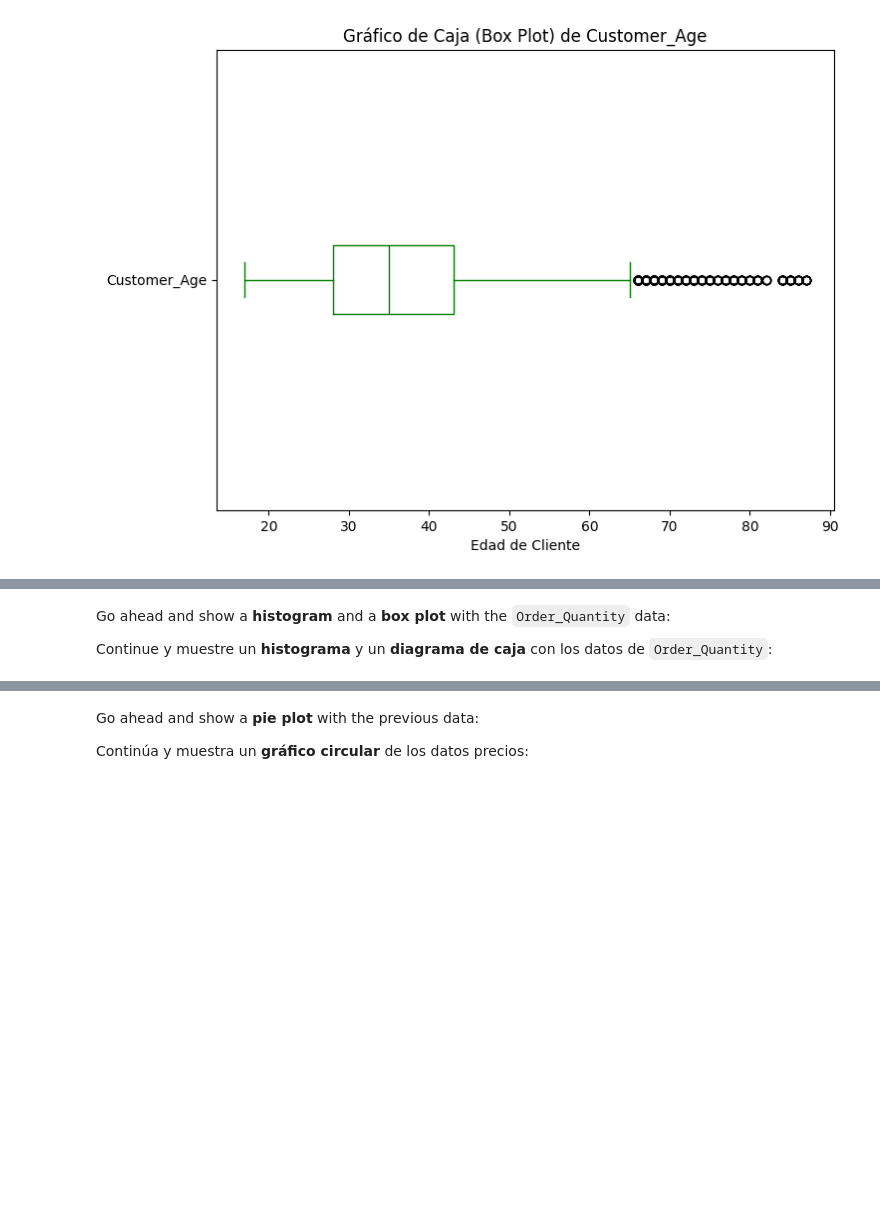
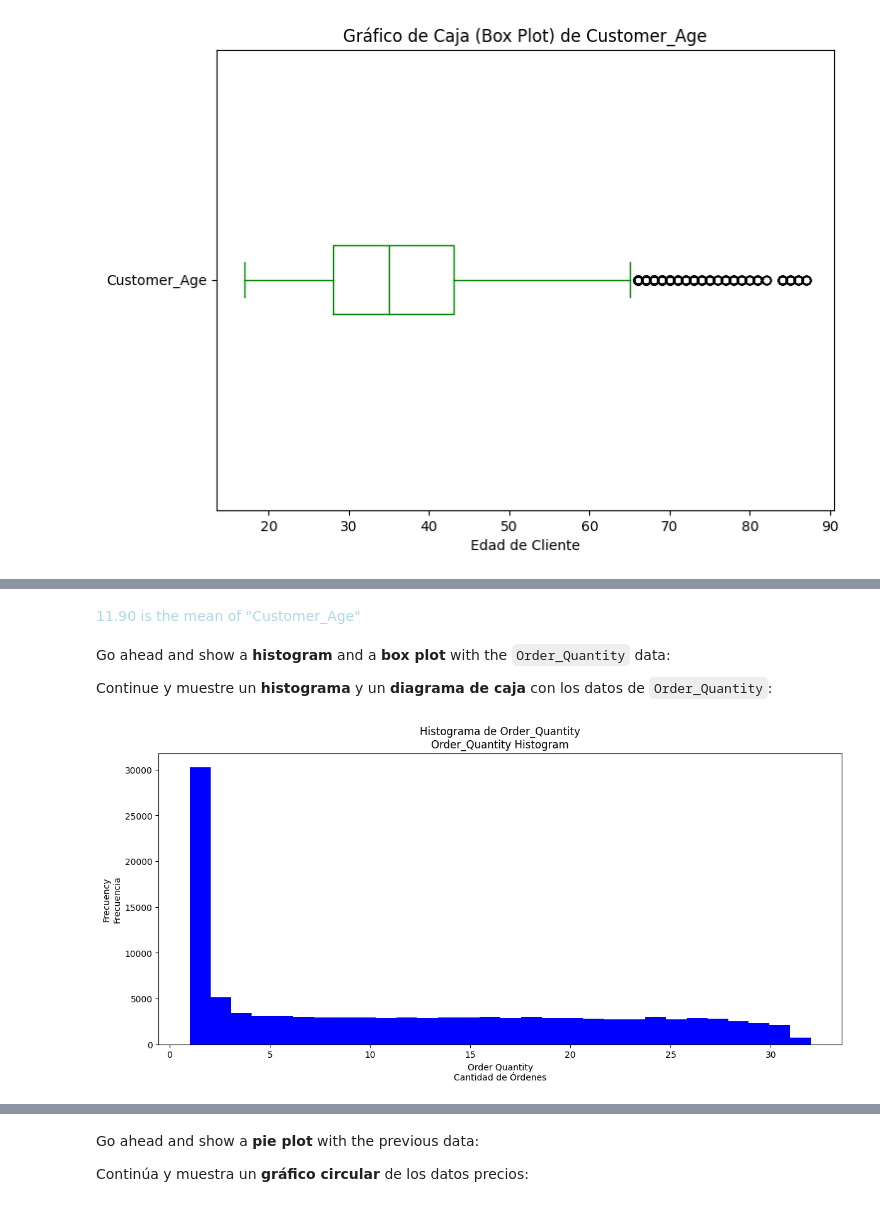
Before and after one commit to TonyGael/FCC_Pandas_Real_Life_Example, a Jupyter notebook: Exercises_1.ipynb, the cells around one changed output, grey strips where cells are left out. Saved outputs shown, nothing was run; the diff lists cells and outputs as text; code cells hidden in the pictures; blank space fills up the shorter version.

```diff
--- a/Exercises_1.ipynb
+++ b/Exercises_1.ipynb
@@ -83,3 +81,11 @@ plt.show()
+# %%
+# your code goes here
+# tu código va aquí
+order_quantity_mean = sales['Order_Quantity'].mean()
+colored_order_mean = f'<span style="color: lightblue;">{order_quantity_mean:.2f} is the mean of "Customer_Age"'
+display(HTML(colored_order_mean))
+# %% [output]
+11.90 is the mean of "Customer_Age"
 # %% [markdown]
 Go ahead and show a <b>histogram</b> and a <b>box plot</b> with the `Order_Quantity` data:
 
@@ -89,0 +93,10 @@ Continue y muestre un <b>histograma</b> y un <b>diagrama de caja</b> con los dat
+# %%
+# your code goes here
+# tú código va aquí:
+sales['Order_Quantity'].plot(kind="hist", bins=30, figsize=(14, 6), color='blue')
+plt.title('Histograma de Order_Quantity\nOrder_Quantity Histogram')
+plt.xlabel('Order Quantity\nCantidad de Órdenes')
+plt.ylabel('Frecuency\nFrecuencia')
+plt.show()
+# %% [output]
+[figure, added]
```
Also changed, not shown: parts of 5 cells of this notebook.
